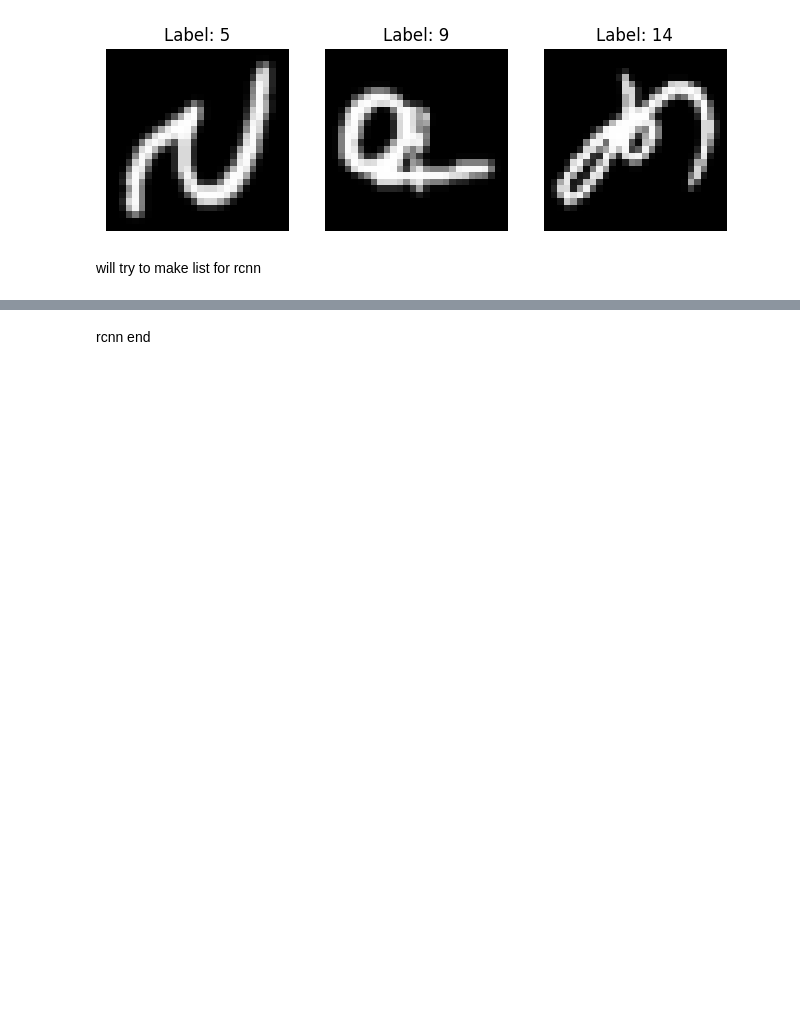
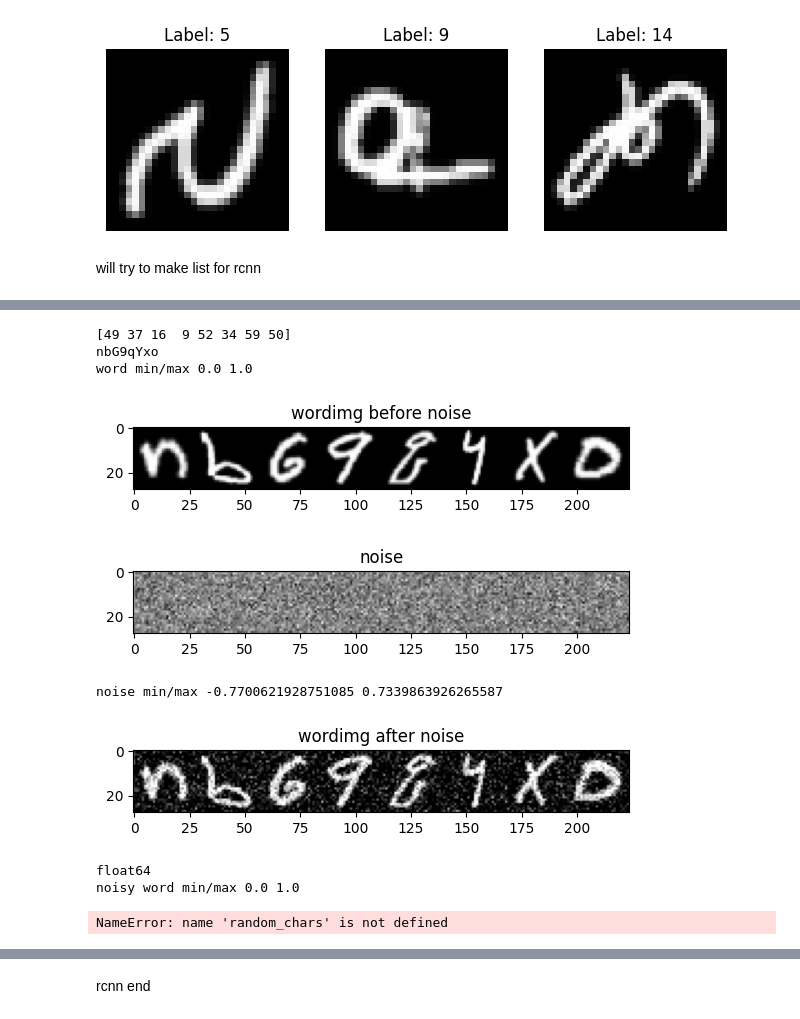
Before and after one commit to Tash518/omr_project, a Jupyter notebook: ocrapp.ipynb, the cells around one changed output, grey strips where cells are left out. Saved outputs shown, nothing was run; the diff lists cells and outputs as text; code cells hidden in the pictures; blank space fills up the shorter version.

```diff
--- a/ocrapp.ipynb
+++ b/ocrapp.ipynb
@@ -120,0 +169,57 @@ U
+# %%
+max_length  = 9
+min_length = 1
+word_length = np.random.randint(min_length, max_length)
+random_labels = np.random.randint(0, NUM_CLASS, size=(word_length))
+random_chars = [random.choice(emnist_cache[l]) for l in random_labels]
+print(random_labels)
+word = ""
+for c in random_labels:
+  word = word + class_names[c]
+print(word)
+'''for i,img in enumerate(random_chars):
+  print(class_names[random_labels[i]])
+  plt.imshow(img)
+  plt.title(class_names[random_labels[i]])
+  plt.show()'''
+word_img = np.hstack([np.asarray(img).squeeze() for img in random_chars])
+word_img = word_img.astype("float32")
+
+print("word min/max",word_img.min(), word_img.max())
+plt.imshow(word_img, cmap='gray')
+plt.title("wordimg before noise")
+plt.show()
+
+if(random.random() < 1):
+  noise = np.random.normal(0,0.2,word_img.shape)
+  plt.imshow(noise, cmap='gray')
+  plt.title("noise")
+  plt.show()
+  word_img = np.clip(word_img+noise,0,1)
+  print("noise min/max",noise.min(), noise.max())
+
+
+plt.imshow(word_img, cmap='gray')
+plt.title("wordimg after noise")
+
+plt.show()
+print(word_img.dtype)
+print("noisy word min/max",word_img.min(), word_img.max())
+print()
+# %% [output]
+[49 37 16  9 52 34 59 50]
+nbG9qYxo
+word min/max 0.0 1.0
+[figure, added]
+[figure, added]
+noise min/max -0.7700621928751085 0.7339863926265587
+[figure, added]
+float64
+noisy word min/max 0.0 1.0
+# %%
+word_img = np.hstack([np.asarray(img).squeeze() for img in random_chars])
+plt.imshow(word_img)
+h,w=word_img.shape
+print(w)
+# %% [output]
+NameError: name 'random_chars' is not defined
```
Also changed, not shown: parts of 29 cells of this notebook.
